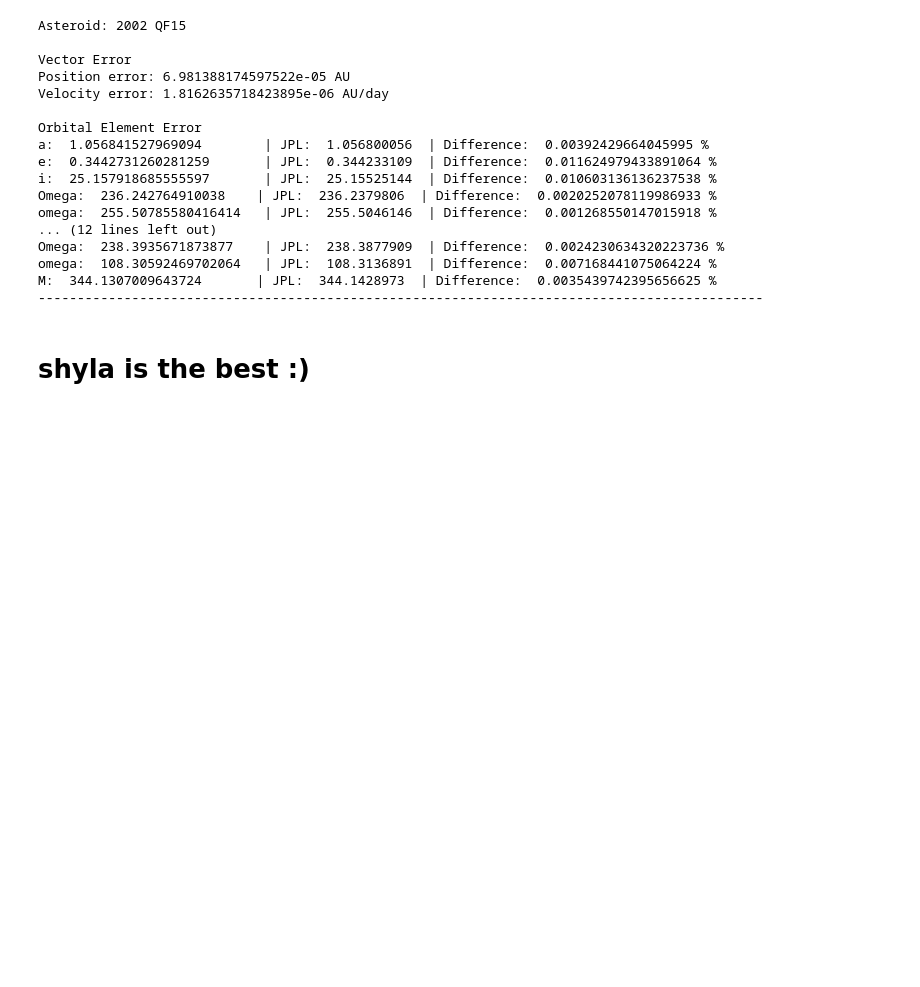
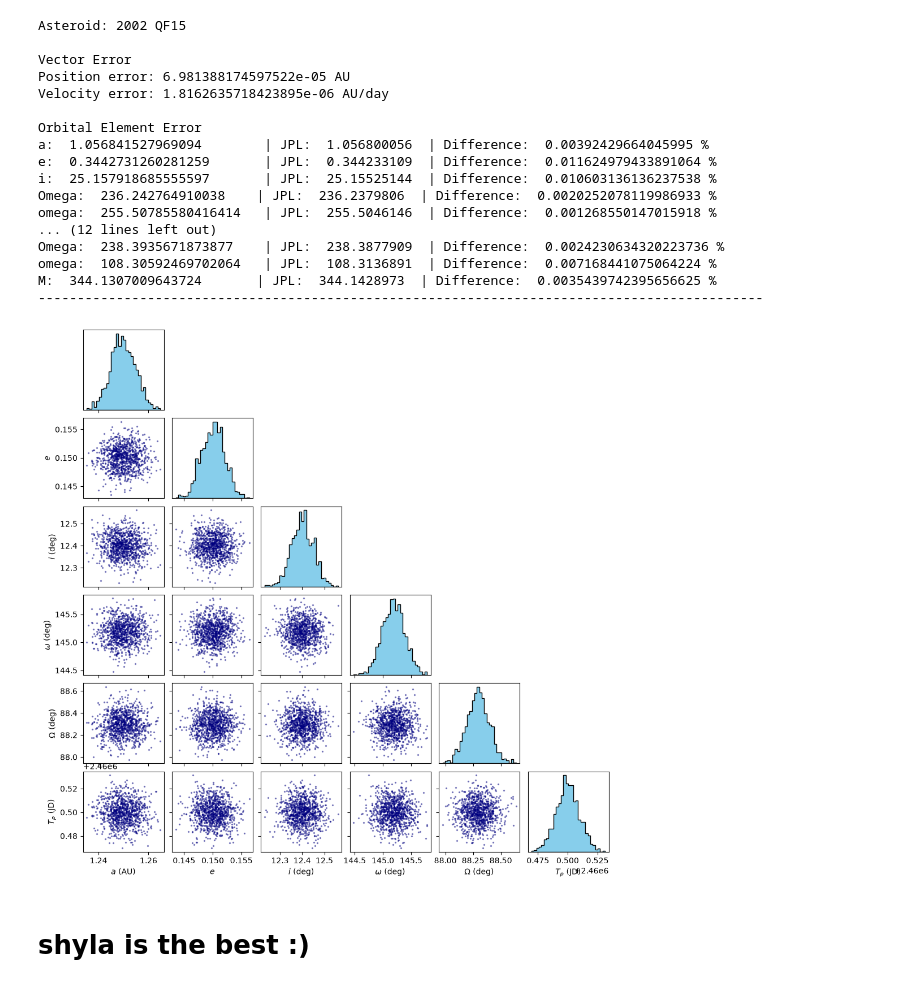
Before and after one commit to shylaagrawal/sspscratchwork, a Jupyter notebook: astro final project/Run_OD.ipynb, the cells around one changed output. Saved outputs shown, nothing was run; the diff lists cells and outputs as text; code cells hidden in the pictures; blank space fills up the shorter version.

```diff
--- a/astro final project/Run_OD.ipynb
+++ b/astro final project/Run_OD.ipynb
@@ -81,5 +83,9 @@ Omega:  238.3935671873877    | JPL:  238.3877909  | Difference:  0.0024230634320
 omega:  108.30592469702064   | JPL:  108.3136891  | Difference:  0.007168441075064224 %
 M:  344.1307009643724       | JPL:  344.1428973  | Difference:  0.0035439742395656625 %
 ---------------------------------------------------------------------------------------------
+# %%
+agrawalUncertainty.main()
+# %% [output]
+[figure, added]
 # %% [markdown]
 # shyla is the best :)
```
Also changed, not shown: parts of 2 cells of this notebook, 3 other files.
